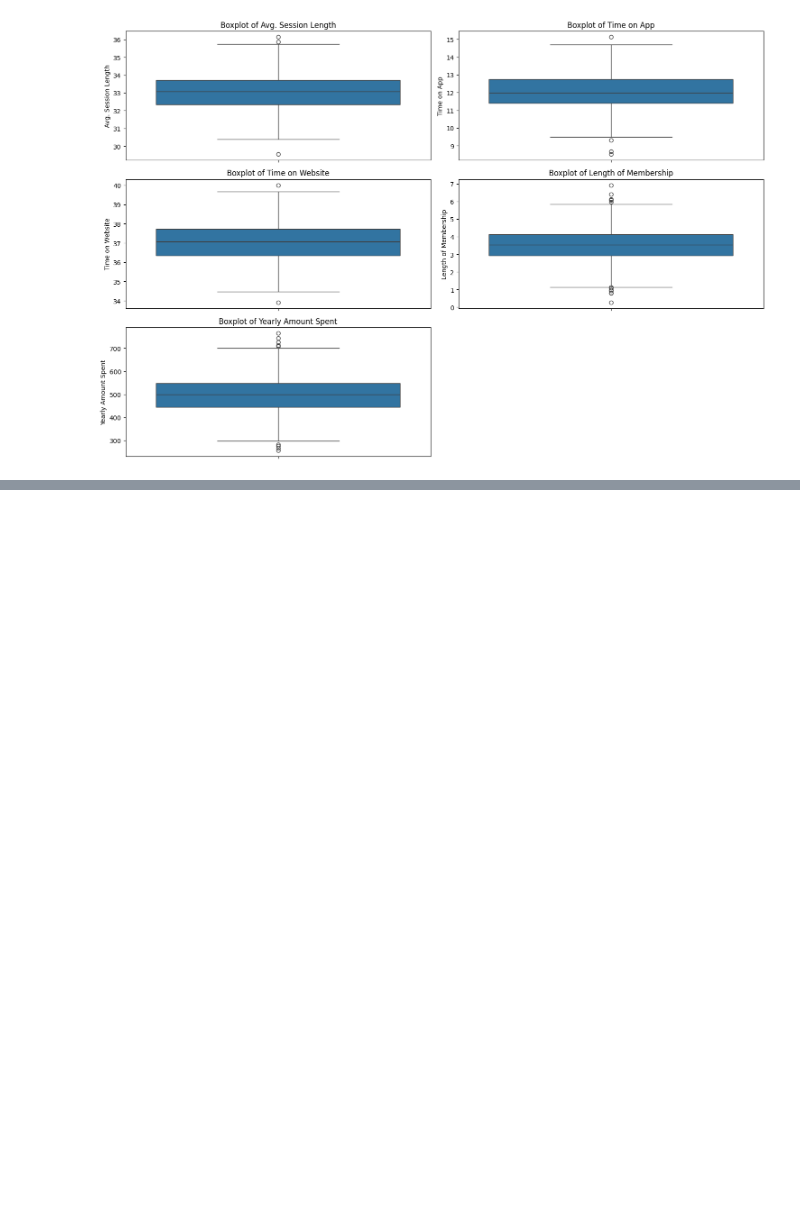
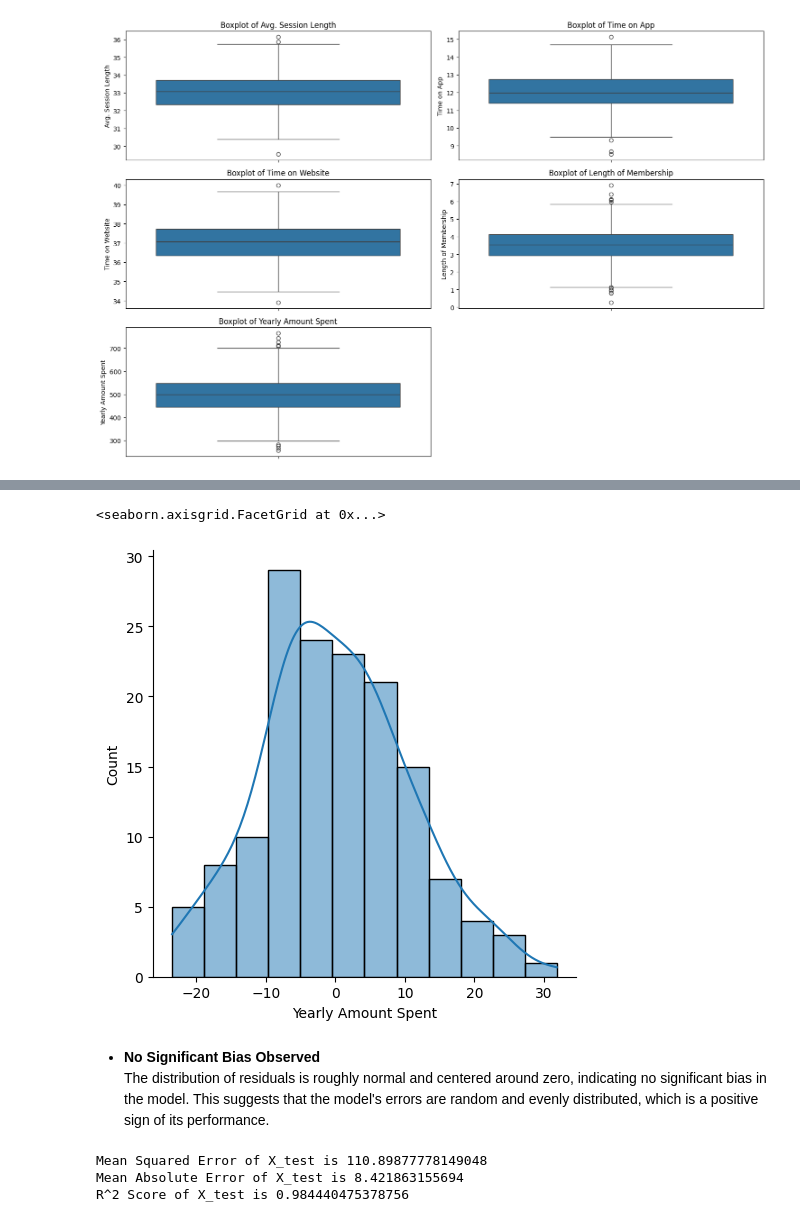
Before and after one commit to anass1209/MachineLearningProject, a Jupyter notebook: E-Commerce Linear Regression/modele.ipynb, the cells around one changed output, grey strips where cells are left out. Cells and saved outputs as stored; diff of their text form; code cells hidden in the pictures; blank space fills up the shorter version.

```diff
--- a/E-Commerce Linear Regression/modele.ipynb
+++ b/E-Commerce Linear Regression/modele.ipynb
@@ -174,0 +233,21 @@ data.columns
+# %%
+residuals = y_test - prediction
+sns.displot(residuals,kde=True)
+# %% [output]
+<seaborn.axisgrid.FacetGrid at 0x...>
+[figure, added]
+# %% [markdown]
+- **No Significant Bias Observed**
+  The distribution of residuals is roughly normal and centered around zero, indicating no significant bias in the model. This suggests that the model's errors are random and evenly distributed, which is a positive sign of its performance.
+# %%
+mse = mean_squared_error(y_test, prediction)
+mae = mean_absolute_error(y_test, prediction)
+r2 = r2_score(y_test, prediction)
+
+print(f"Mean Squared Error of X_test is {mse}")
+print(f"Mean Absolute Error of X_test is {mae}")
+print(f"R^2 Score of X_test is {r2}")
+# %% [output]
+Mean Squared Error of X_test is 110.89877778149048
+Mean Absolute Error of X_test is 8.421863155694
+R^2 Score of X_test is 0.984440475378756
```
Also changed, not shown: parts of 11 cells of this notebook.
